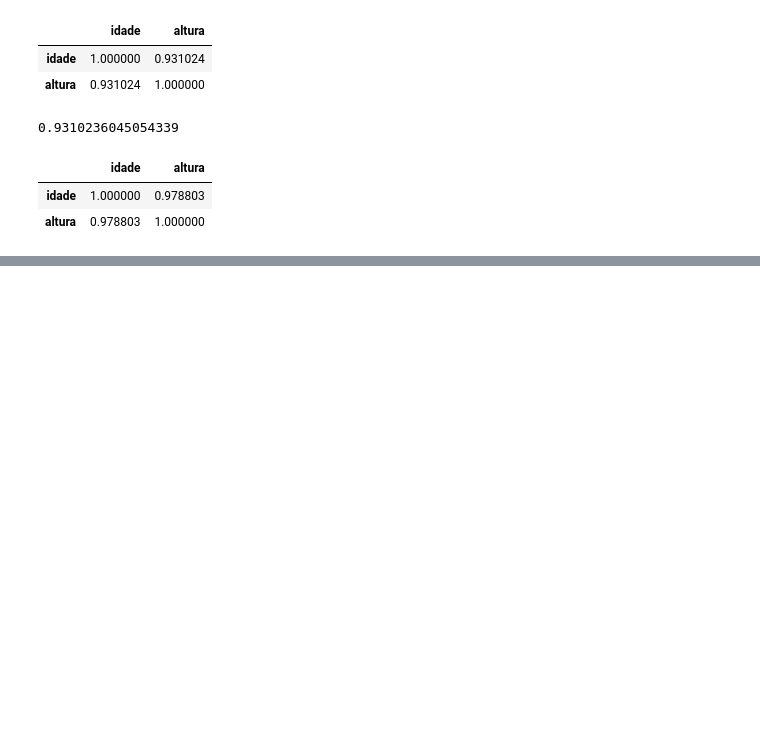
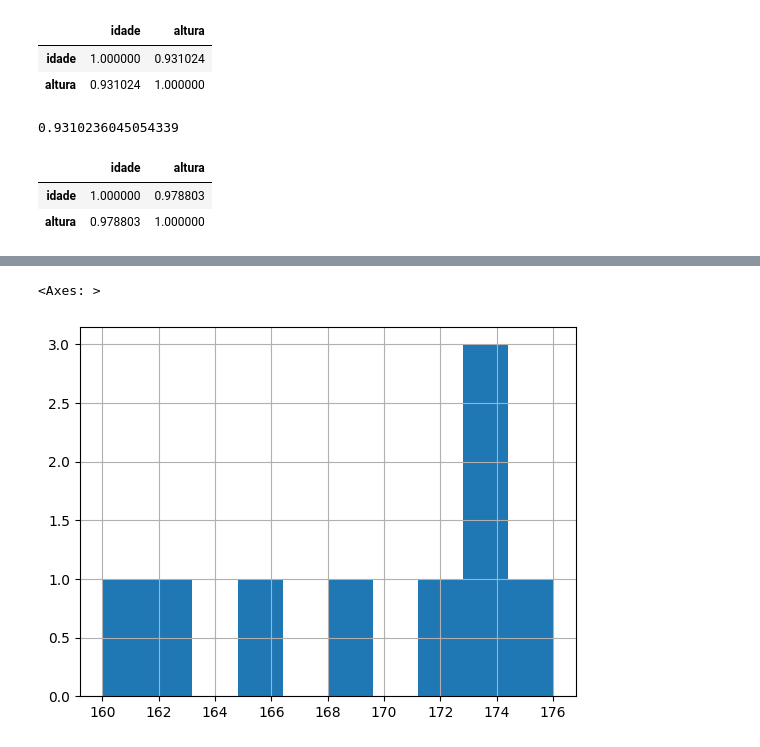
Before and after one commit to DevPedroHB/estatistica-devs, a Jupyter notebook: estatistica-devs.ipynb, the cells around one changed output, grey strips where cells are left out. Drawn from its saved outputs; the diff is of its cells as text; code cells hidden in the pictures; blank space fills up the shorter version.

```diff
--- a/estatistica-devs.ipynb
+++ b/estatistica-devs.ipynb
@@ -119,0 +129,6 @@ df_medidas.corr(method="spearman")
+# %%
+# Histograma - Altura
+df_medidas["altura"].hist()
+# %% [output]
+<Axes: >
+[figure, added]
```
Also changed, not shown: parts of 2 cells of this notebook, 2 other files.
